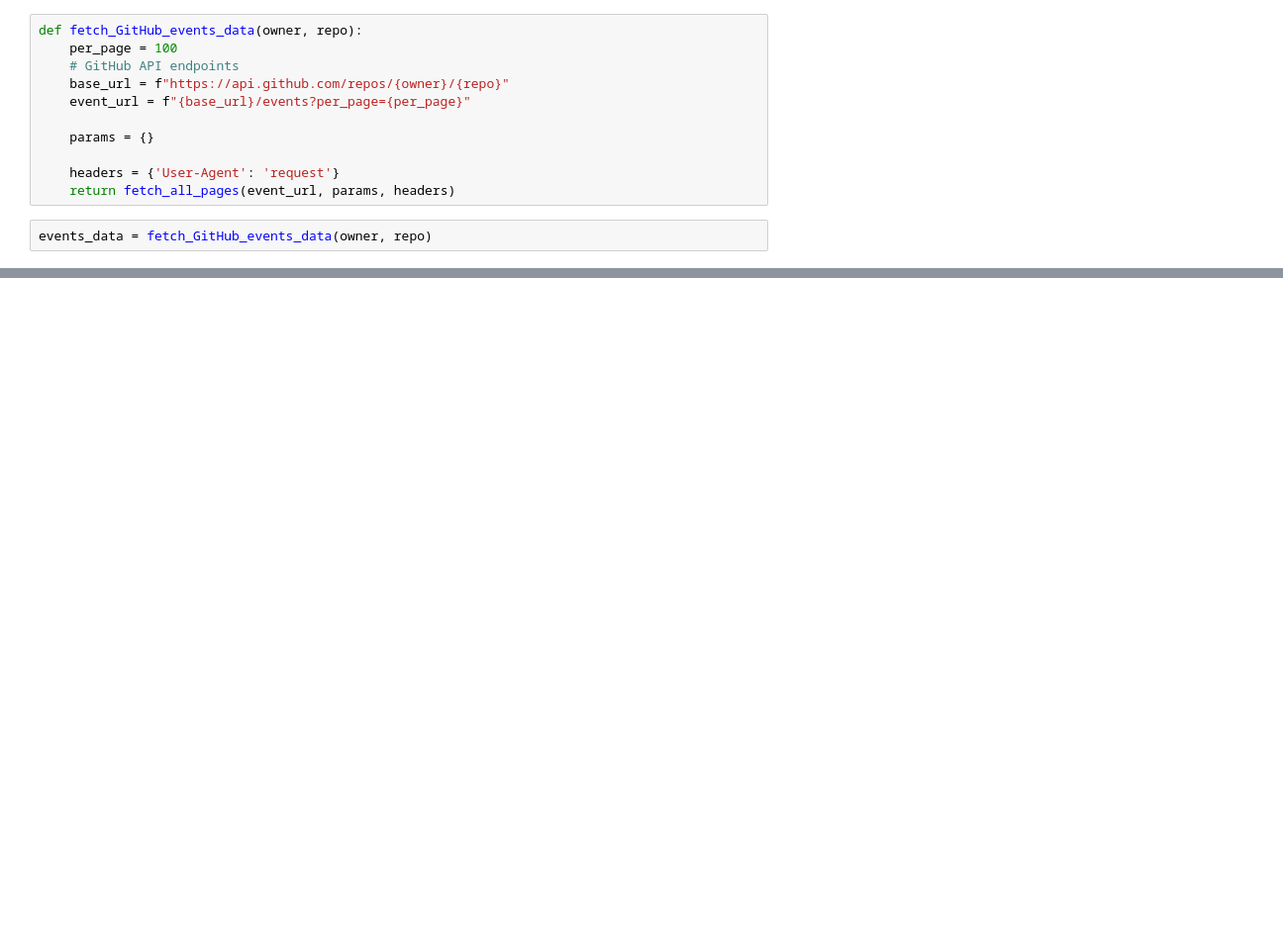
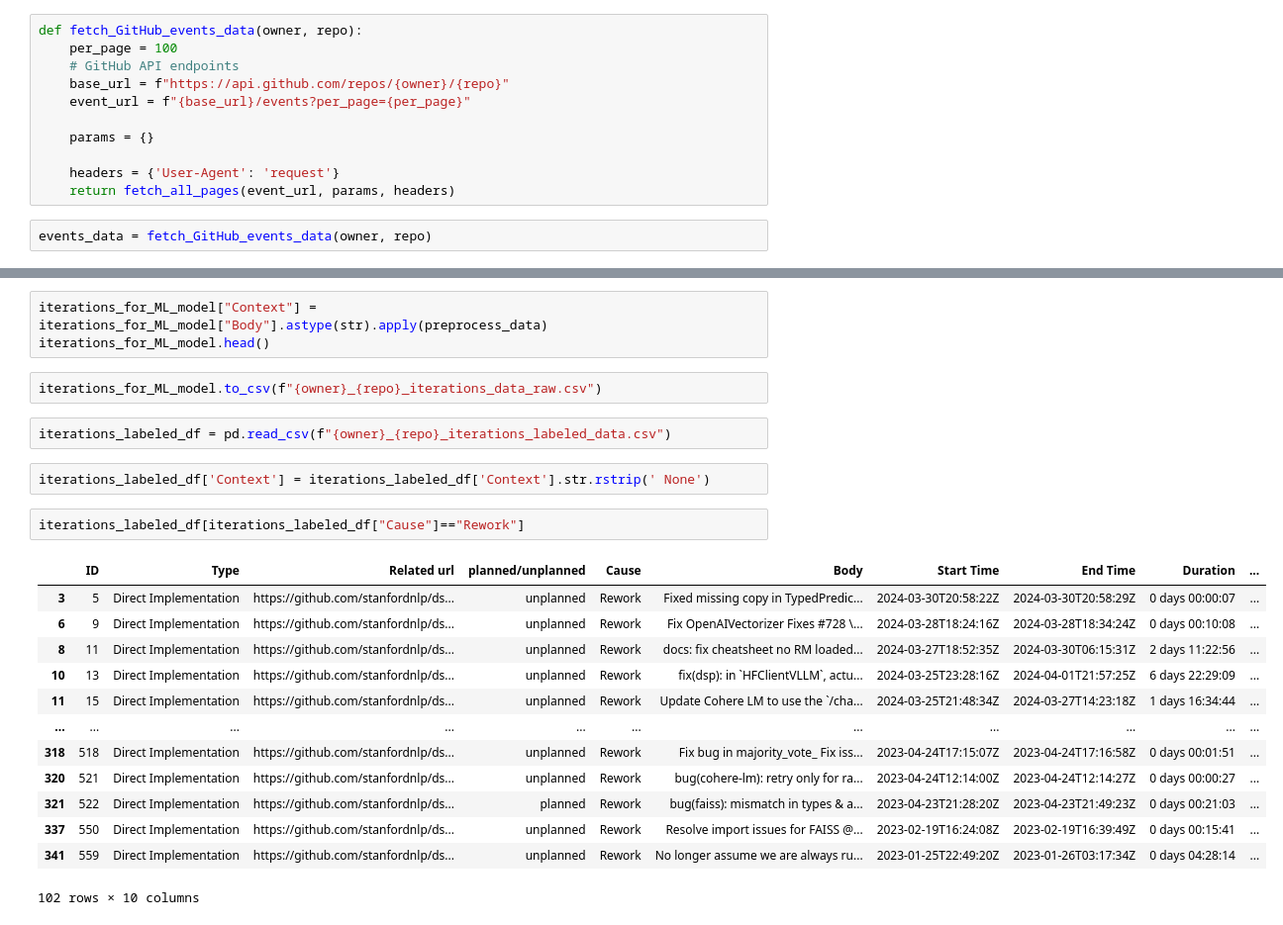
Before and after one commit to NightD116/Characterizing-iteration-in-software-developement, a Jupyter notebook: GitHub_data_extraction.ipynb, the cells around one changed output, grey strips where cells are left out. Shown: that part at 99% size. Cells and saved outputs as stored; diff of their text form; blank space fills up the shorter version.

```diff
--- a/GitHub_data_extraction.ipynb
+++ b/GitHub_data_extraction.ipynb
@@ -172,0 +337,25 @@ Index(['id', 'type', 'actor', 'repo', 'payload', 'public', 'created_at',
+# %%
+iterations_for_ML_model["Context"] = iterations_for_ML_model["Body"].astype(str).apply(preprocess_data)
+iterations_for_ML_model.head()
+# %%
+iterations_for_ML_model.to_csv(f"{owner}_{repo}_iterations_data_raw.csv")
+# %%
+iterations_labeled_df = pd.read_csv(f"{owner}_{repo}_iterations_labeled_data.csv")
+# %%
+iterations_labeled_df['Context'] = iterations_labeled_df['Context'].str.rstrip(' None')
+# %%
+iterations_labeled_df[iterations_labeled_df["Cause"]=="Rework"]
+# %% [output]
+|  | ID | Type | Related url | planned/unplanned | Cause | Body | Start Time | End Time | Duration | ... |
+| 3 | 5 | Direct Implementation | https://github.com/stanfordnlp/ds... | unplanned | Rework | Fixed missing copy in TypedPredic... | 2024-03-30T20:58:22Z | 2024-03-30T20:58:29Z | 0 days 00:00:07 | ... |
+| 6 | 9 | Direct Implementation | https://github.com/stanfordnlp/ds... | unplanned | Rework | Fix OpenAIVectorizer Fixes #728 \... | 2024-03-28T18:24:16Z | 2024-03-28T18:34:24Z | 0 days 00:10:08 | ... |
+| 8 | 11 | Direct Implementation | https://github.com/stanfordnlp/ds... | unplanned | Rework | docs: fix cheatsheet no RM loaded... | 2024-03-27T18:52:35Z | 2024-03-30T06:15:31Z | 2 days 11:22:56 | ... |
+| 10 | 13 | Direct Implementation | https://github.com/stanfordnlp/ds... | unplanned | Rework | fix(dsp): in `HFClientVLLM`, actu... | 2024-03-25T23:28:16Z | 2024-04-01T21:57:25Z | 6 days 22:29:09 | ... |
+| 11 | 15 | Direct Implementation | https://github.com/stanfordnlp/ds... | unplanned | Rework | Update Cohere LM to use the `/cha... | 2024-03-25T21:48:34Z | 2024-03-27T14:23:18Z | 1 days 16:34:44 | ... |
+| ... | ... | ... | ... | ... | ... | ... | ... | ... | ... | ... |
+| 318 | 518 | Direct Implementation | https://github.com/stanfordnlp/ds... | unplanned | Rework | Fix bug in majority_vote_ Fix iss... | 2023-04-24T17:15:07Z | 2023-04-24T17:16:58Z | 0 days 00:01:51 | ... |
+| 320 | 521 | Direct Implementation | https://github.com/stanfordnlp/ds... | unplanned | Rework | bug(cohere-lm): retry only for ra... | 2023-04-24T12:14:00Z | 2023-04-24T12:14:27Z | 0 days 00:00:27 | ... |
+| 321 | 522 | Direct Implementation | https://github.com/stanfordnlp/ds... | planned | Rework | bug(faiss): mismatch in types & a... | 2023-04-23T21:28:20Z | 2023-04-23T21:49:23Z | 0 days 00:21:03 | ... |
+| 337 | 550 | Direct Implementation | https://github.com/stanfordnlp/ds... | unplanned | Rework | Resolve import issues for FAISS @... | 2023-02-19T16:24:08Z | 2023-02-19T16:39:49Z | 0 days 00:15:41 | ... |
+| 341 | 559 | Direct Implementation | https://github.com/stanfordnlp/ds... | unplanned | Rework | No longer assume we are always ru... | 2023-01-25T22:49:20Z | 2023-01-26T03:17:34Z | 0 days 04:28:14 | ... |
+102 rows × 10 columns
```
Also changed, not shown: parts of 33 cells of this notebook, 16 other files.
